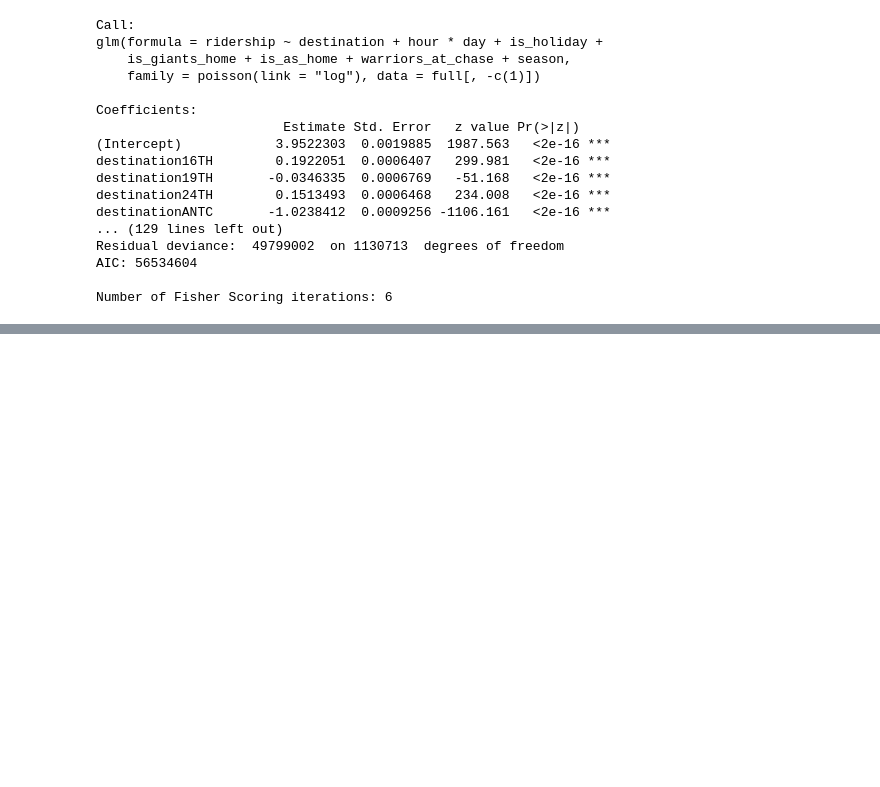
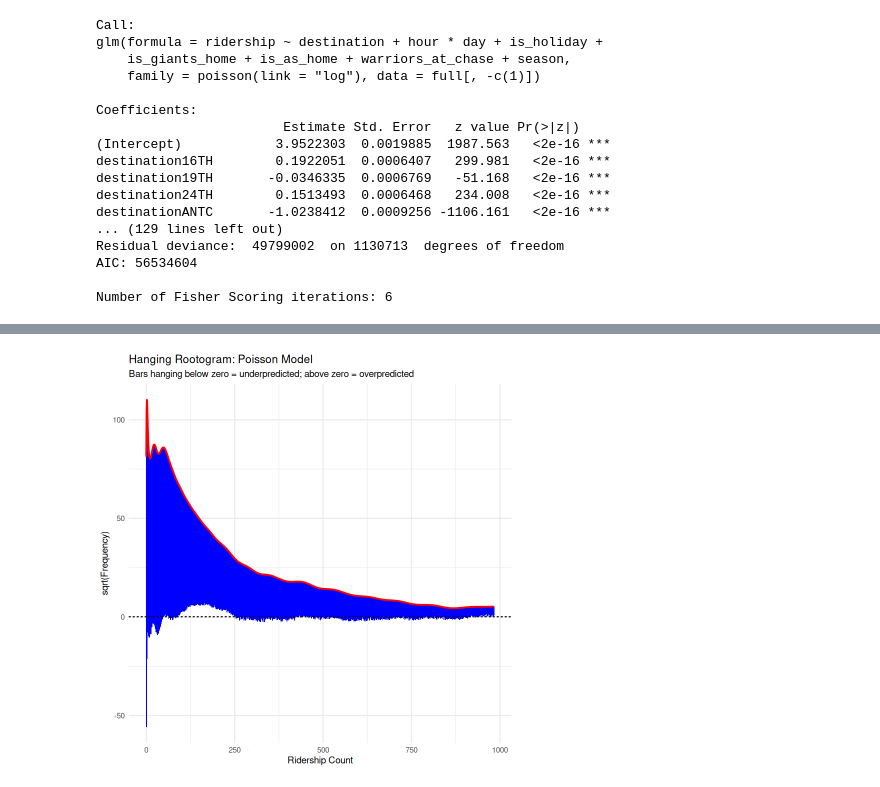
Before and after one commit to andreagalloro/230A-final-project, a Jupyter notebook: eda/model_analysis.ipynb, the cells around one changed output, grey strips where cells are left out. Saved outputs shown, nothing was run; the diff lists cells and outputs as text; code cells hidden in the pictures; blank space fills up the shorter version.

```diff
--- a/eda/model_analysis.ipynb
+++ b/eda/model_analysis.ipynb
@@ -337,0 +394,18 @@ Number of Fisher Scoring iterations: 6
+# %%
+ggplot(rootogram_df, aes(x = count)) +
+  geom_rect(
+    aes(xmin = count - 0.45, xmax = count + 0.45,
+        ymin = bar_bot, ymax = bar_top),
+    fill = "blue", color = "blue", linewidth = 0.2
+  ) +
+  geom_line(aes(y = sqrt_exp), color = "red", linewidth = 0.8) +
+  geom_hline(yintercept = 0, linetype = "dashed", color = "black") +
+  labs(
+    title = "Hanging Rootogram: Poisson Model",
+    subtitle = "Bars hanging below zero = underpredicted; above zero = overpredicted",
+    x = "Ridership Count",
+    y = "sqrt(Frequency)"
+  ) +
+  theme_minimal()
+# %% [output]
+[figure, added]
```
Also changed, not shown: parts of 6 cells of this notebook.
